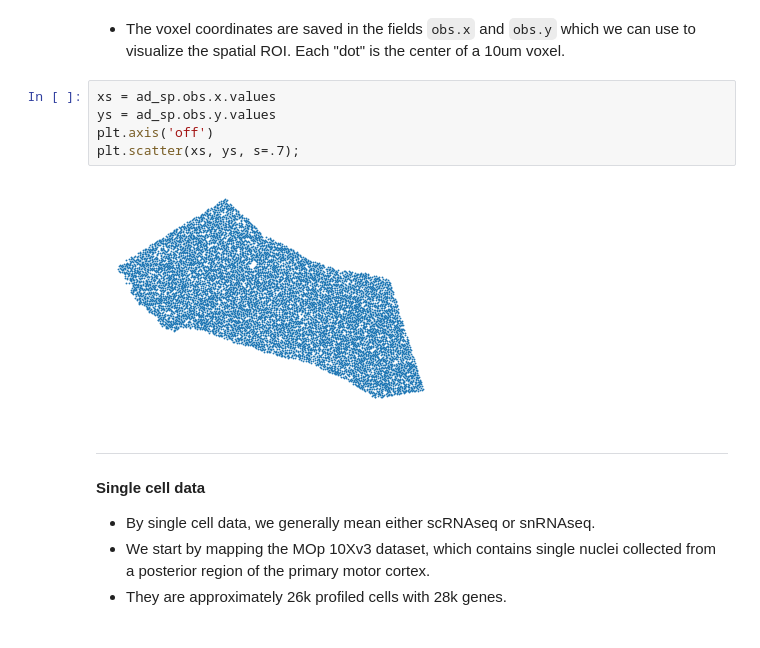
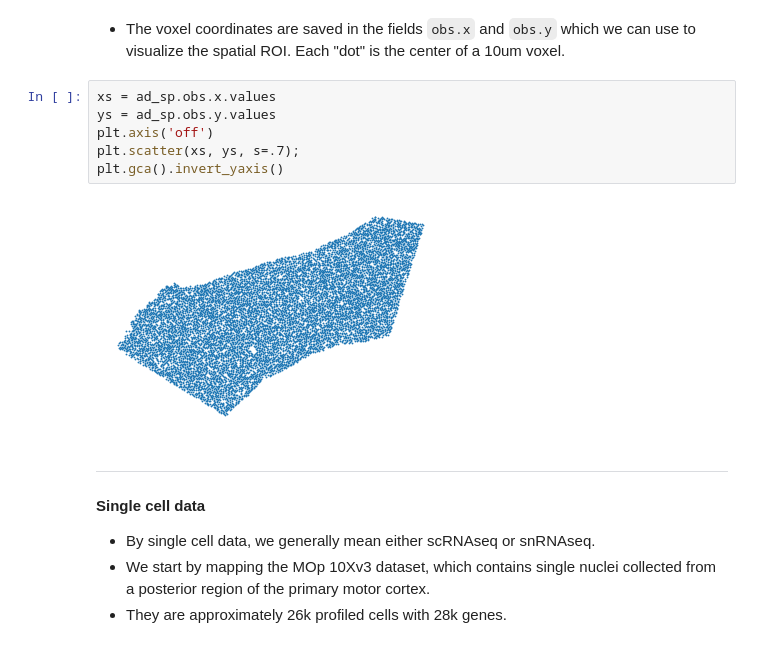
Before and after one commit to broadinstitute/Tangram, a Jupyter notebook: example/1_tutorial_tangram.ipynb, the cells around one changed output. Saved outputs shown, nothing was run; the diff lists cells and outputs as text.

```diff
--- a/example/1_tutorial_tangram.ipynb
+++ b/example/1_tutorial_tangram.ipynb
@@ -74,10 +73,11 @@ AnnData object with n_obs × n_vars = 9852 × 24518
 # %%
 xs = ad_sp.obs.x.values
 ys = ad_sp.obs.y.values
 plt.axis('off')
 plt.scatter(xs, ys, s=.7);
+plt.gca().invert_yaxis()
 # %% [output]
-[figure, old version]
+[figure, new version]
 # %% [markdown]
 ***
 #### Single cell data
```
Also changed, not shown: parts of 50 cells of this notebook, 2 other files.
